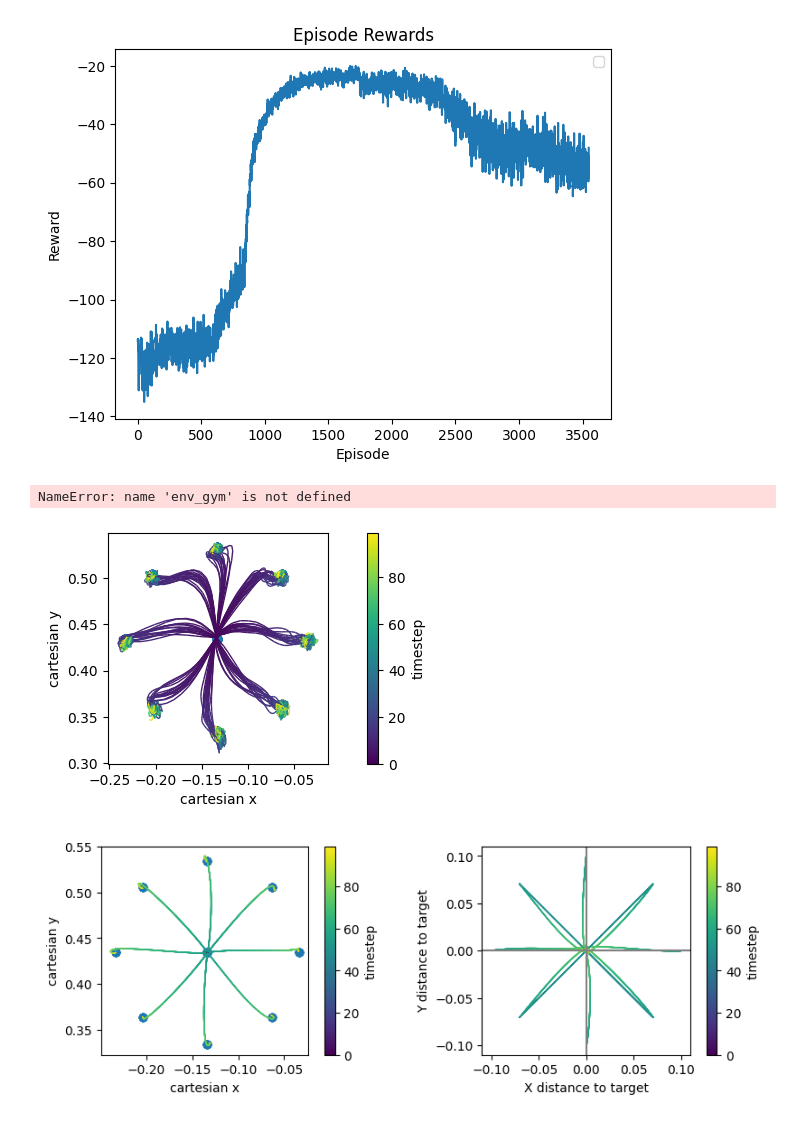
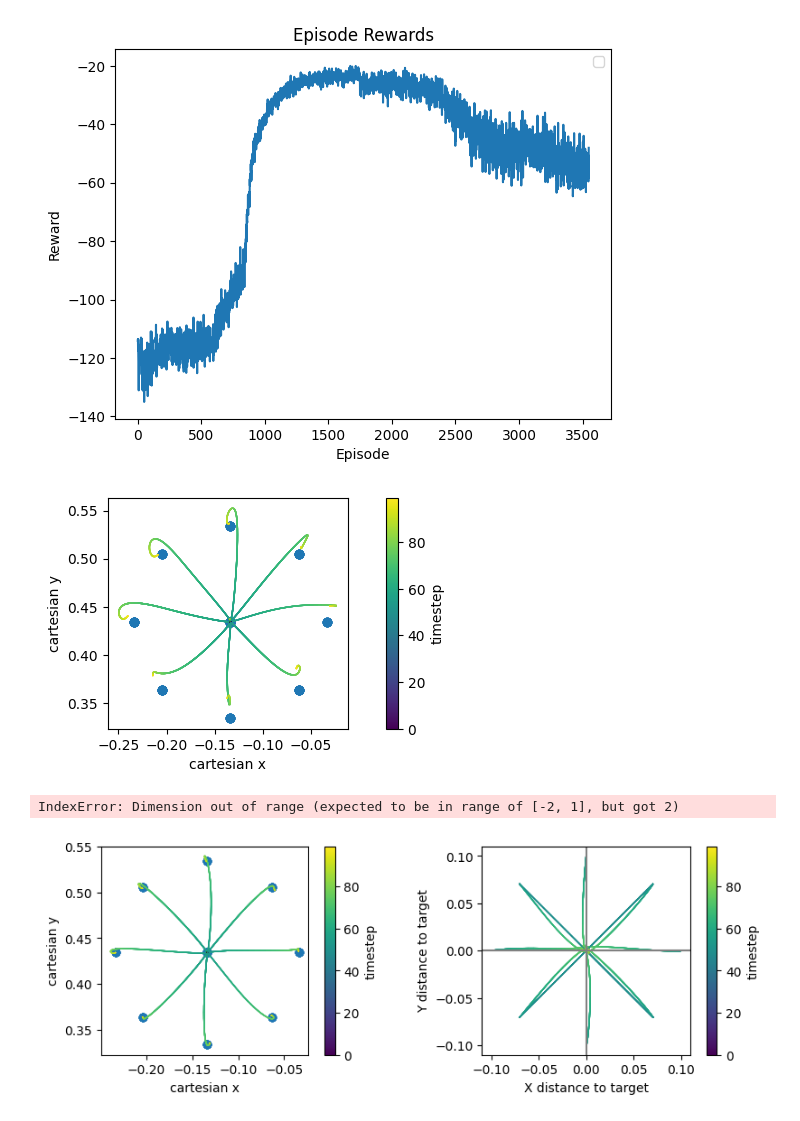
Before and after one commit to clmnlab/MotorNet, a Jupyter notebook: test.ipynb, the cells around one changed output. Cells and saved outputs as stored; diff of their text form; code cells hidden in the pictures.

```diff
--- a/test.ipynb
+++ b/test.ipynb
@@ -26,17 +26,3 @@ from stable_baselines3.common.vec_env import DummyVecEnv
 from plot import plot_simulations
 
 from sb3_contrib import RecurrentPPO
-# %%
-effector = mn.effector.RigidTendonArm26(muscle=mn.muscle.RigidTendonHillMuscle())
-
-config = 'params.json'
-with open(config, 'r') as f:
-    config = json.load(f)
-
-# --- parameters setting ---
-env_params = config['env_params']
-env = CentreOutFF(effector=effector, **env_params)
-
-
-obs, _ = env.reset(options={'batch_size': 10})
-print(obs.shape)
@@ -104,26 +88,29 @@ def plot_rewards(filename):
 plot_rewards('./results/gruppo_agent8/episode_rewards.json')
 # %% [output]
 [figure]
-# %%
-states = env_gym.states
-goal_th = env_gym.goal
-
-cost_pos = th.sum(th.abs(states['fingertip'][:, :2] - goal_th), dim=1)
-current_vel = states['cartesian'][:, 2:]
-jerk = current_vel - 2 * env_gym.last_vel + env_gym.prev_last_vel
-cost_jerk = th.mean(th.square(jerk), dim=1)
-muscle_force = states['muscle'][:, 4:5, :]
-cost_muscle = th.mean(th.square(muscle_force), dim=2).squeeze()
-muscle_force_derivative = muscle_force - env_gym.last_force
-cost_muscle_derivative = th.mean(th.square(muscle_force_derivative), dim=2).squeeze()
-# %% [output]
-NameError: name 'env_gym' is not defined
+# %%
+env = CentreOutFF(effector=effector, **env_params)
+agentSL = SLAgent(17, 6)
+agentSL.load('./results/baseline_/agent_9990.pth')
+# agent.load('./results/gruppo_agent7/agent_epi4000.pth')
+# agent.load('./results/gruppo_agent8/agent_epi1800.pth')
+# agent.load('./results/gruppo_agent9/agent_epi20000.pth')
+
+data = run_rollout(env, agent, batch_size = 128, condition='test',ff_coefficient = 0.)
+
+xy = data['xy'].detach().cpu().numpy()
+tg = data['tg'].detach().cpu().numpy()
+
+# fg, ax = plt.subplots(nrows=1,ncols=1)
+plot_simulations2(xy, tg)
+# %% [output]
+[figure, added]
 # %%
 ## Test the agent
 device = 'cpu' # test model on CPU
 env_gym = CentreOutFFGym(effector=effector, **env_params)
 
-agent = GRUPPOAgent(env)
+agent = GRUPPOAgent(env_gym)
 # agent.load('./results/gruppo_agent7/agent_epi4000.pth')
 # agent.load('./results/gruppo_agent8/agent_epi1800.pth')
 agent.load('./results/gruppo_agent9/agent_epi20000.pth')
@@ -131,14 +118,12 @@ agent.load('./results/gruppo_agent9/agent_epi20000.pth')
 data = run_rollout(env_gym, agent, batch_size = 128, condition='test',ff_coefficient = 0.)
 
 
-
-
 xy = data['xy'].detach().cpu().numpy()
 tg = data['tg'].detach().cpu().numpy()
 # fg, ax = plt.subplots(nrows=1,ncols=1)
 plot_simulations2(xy, tg)
 # %% [output]
-[figure, removed]
+IndexError: Dimension out of range (expected to be in range of [-2, 1], but got 2)
 # %%
 from pathlib import Path
 from buffer import RolloutBuffer
```
Also changed, not shown: parts of 2 cells of this notebook, 2 other files.
